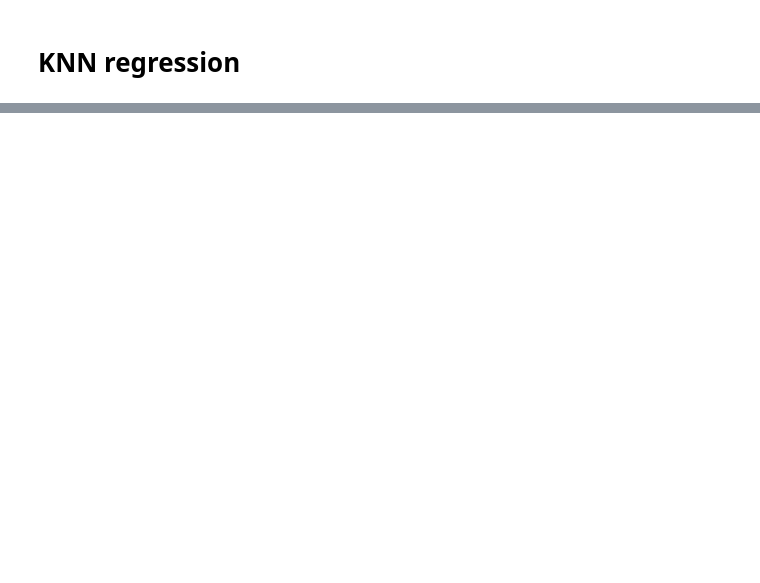
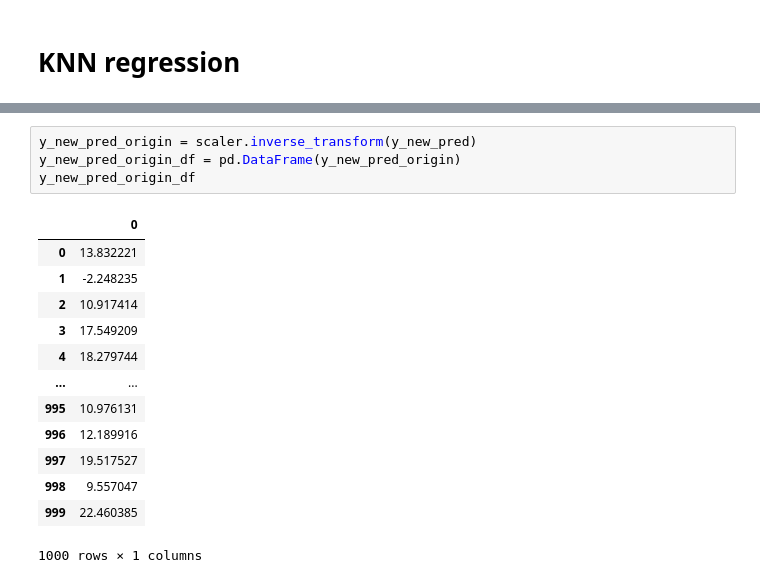
Before and after one commit to HyunhoSh/Computational_data_analysis, a Jupyter notebook: code/case_01_model.ipynb, the cells around one changed output, grey strips where cells are left out. Drawn from its saved outputs; the diff is of its cells as text; blank space fills up the shorter version.

```diff
--- a/code/case_01_model.ipynb
+++ b/code/case_01_model.ipynb
@@ -449,0 +510,18 @@ Y_new_df
+# %%
+y_new_pred_origin = scaler.inverse_transform(y_new_pred)
+y_new_pred_origin_df = pd.DataFrame(y_new_pred_origin)
+y_new_pred_origin_df
+# %% [output]
+|  | 0 |
+| 0 | 13.832221 |
+| 1 | -2.248235 |
+| 2 | 10.917414 |
+| 3 | 17.549209 |
+| 4 | 18.279744 |
+| ... | ... |
+| 995 | 10.976131 |
+| 996 | 12.189916 |
+| 997 | 19.517527 |
+| 998 | 9.557047 |
+| 999 | 22.460385 |
+1000 rows × 1 columns
```
Also changed, not shown: parts of 28 cells of this notebook.
